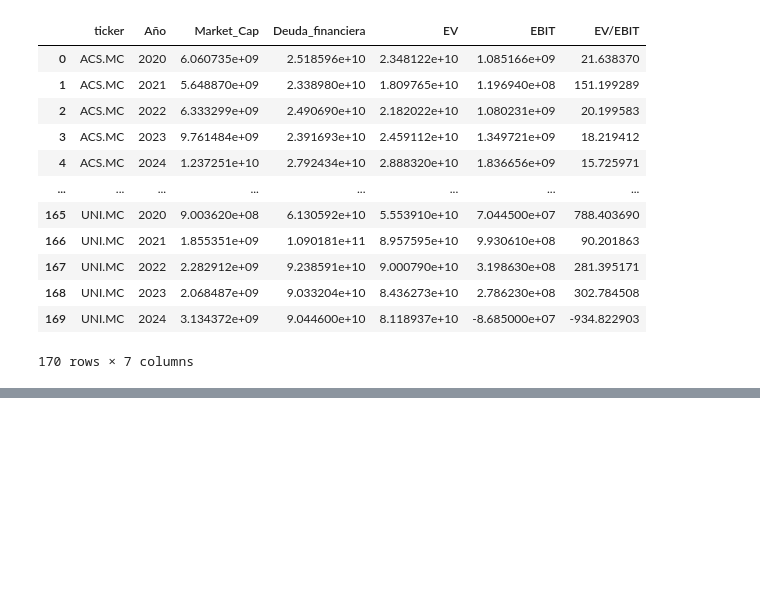
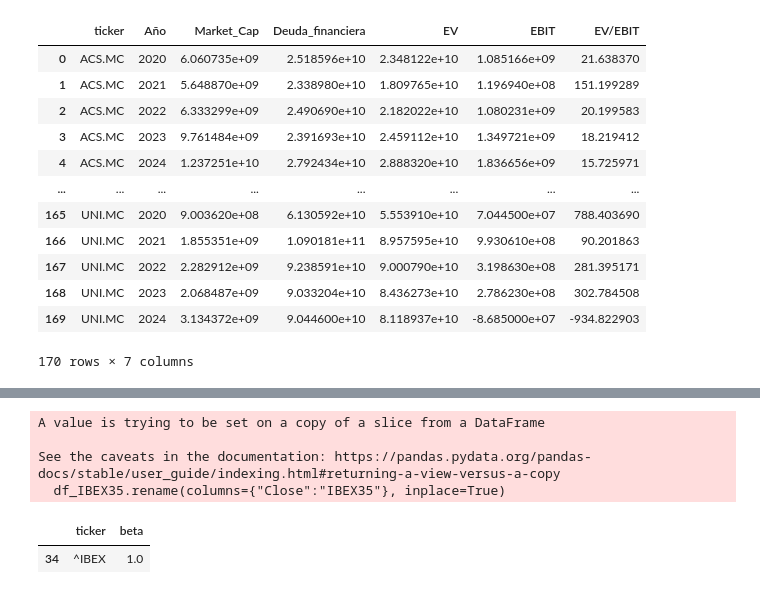
Before and after one commit to Aepo10/Proyecto-screener-IBEX-35, a Jupyter notebook: 02.Ratios financieros.ipynb, the cells around one changed output, grey strips where cells are left out. Cells and saved outputs as stored; diff of their text form; code cells hidden in the pictures; blank space fills up the shorter version.

```diff
--- a/02.Ratios financieros.ipynb
+++ b/02.Ratios financieros.ipynb
@@ -1095,0 +1124,43 @@ See the caveats in the documentation: https://pandas.pydata.org/pandas-docs/stab
+# %%
+#Creamos una nueva función para calcular la beta de cada acción con respecto al IBEX35
+def calculo_beta_ratio(dataframe_precios=pd.read_csv('data/03.Cotizaciones_IBEX35.csv')):
+    """
+    Función que calcula la beta de cada acción con respecto al IBEX35 y lo añade a un dataframe nuevo donde guardaremos todos los ratios que calculemos.
+    """
+    #creamos un df vacío para almacenar los datos, otro df solo con los datos del ibex35 y una lista vacía para almacenar los tickers y las betas
+    resultados = []
+    df_IBEX35 = dataframe_precios[dataframe_precios["ticker"] == "^IBEX"]
+    df_IBEX35.rename(columns={"Close":"IBEX35"}, inplace=True)
+    #creamos una lista con los tickers de las acciones que tenemos en el dataframe
+    tickers = dataframe_precios["ticker"].unique().tolist()
+    #recorremos la lista de tickers y obtenemos los datos de cada uno
+    for ticker in tickers:
+        #filtramos el dataframe por el ticker
+        df_temp = dataframe_precios[dataframe_precios["ticker"] == ticker]
+        #Concatenamos el dataframe del ibex35 con el dataframe de la acción. Los datos del ibex35 los añadimos al dataframe de la acción filtrado por la fecha mínima de cotización de la acción
+        min_date = df_temp["Date"].min()
+        df_IBEX35_temp = df_IBEX35[df_IBEX35["Date"] >= min_date]
+        df_temp = pd.merge(df_temp, df_IBEX35_temp, on="Date", how="inner")
+        df_temp["ticker"] = ticker
+        #calculamos la beta de cada acción con respecto al IBEX35
+        beta = df_temp["Close"].pct_change().cov(df_temp["IBEX35"].pct_change()) / df_temp["IBEX35"].pct_change().var()
+        beta = beta.__round__(4)
+        #añadimos el ticker y la beta a la lista de resultados
+        resultados.append({"ticker": ticker, "beta": beta})
+
+    #convertimos la lista de resultados a un dataframe
+    df_beta = pd.DataFrame(resultados).reset_index(drop=True)
+
+    return df_beta.to_csv('data_calculo_ratios/05.beta_IBEX35.csv',index=False)
+# %%
+calculo_beta_ratio()
+#abrimos el csv que hemos guardado para ver los datos
+df_beta = pd.read_csv('data_calculo_ratios/05.beta_IBEX35.csv')
+df_beta[df_beta["ticker"] == "^IBEX"]
+# %% [output]
+A value is trying to be set on a copy of a slice from a DataFrame
+
+See the caveats in the documentation: https://pandas.pydata.org/pandas-docs/stable/user_guide/indexing.html#returning-a-view-versus-a-copy
+  df_IBEX35.rename(columns={"Close":"IBEX35"}, inplace=True)
+|  | ticker | beta |
+| 34 | ^IBEX | 1.0 |
```
Also changed, not shown: parts of 17 cells of this notebook, 7 other files.
